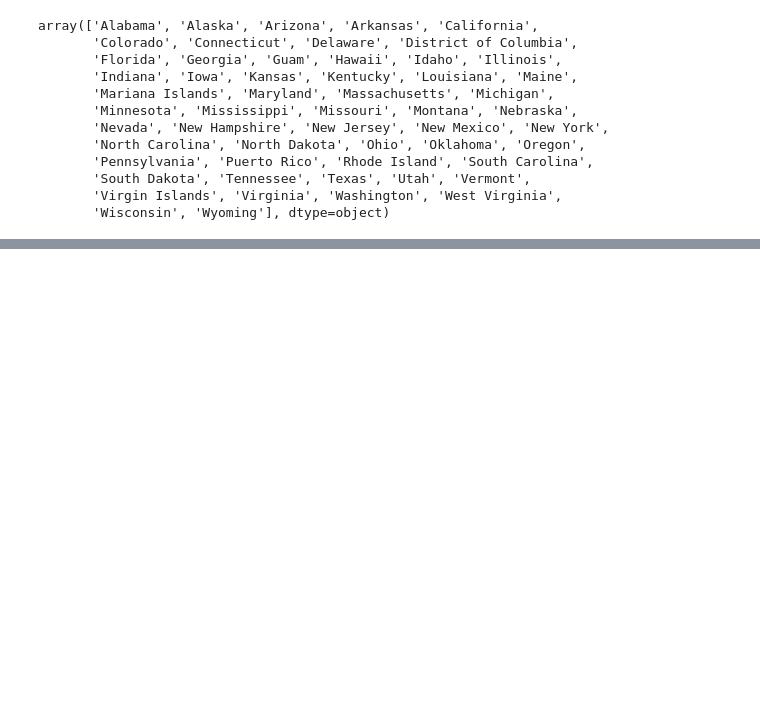
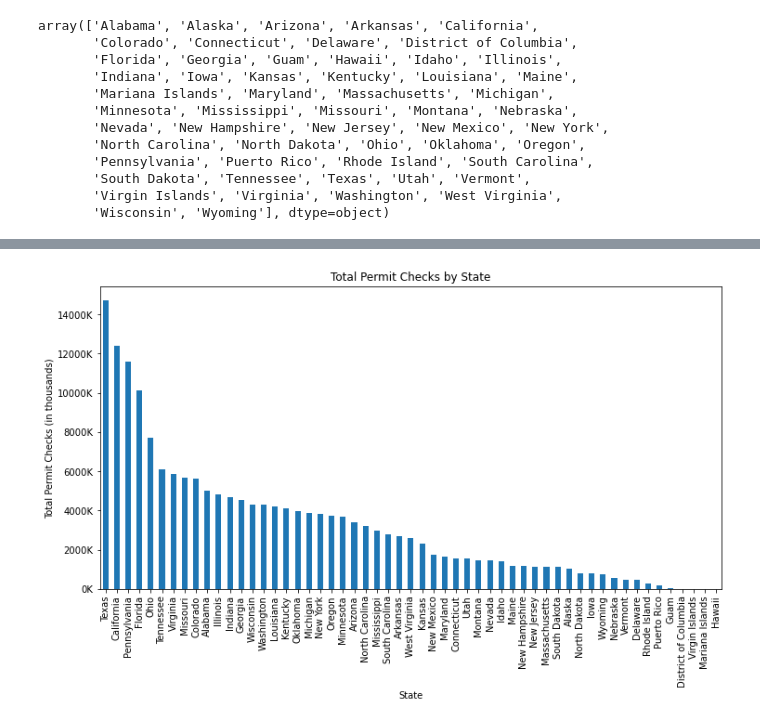
Before and after one commit to dezertdweller/fbi-gun-background-checks, a Jupyter notebook: initial-analysis.ipynb, the cells around one changed output, grey strips where cells are left out. Drawn from its saved outputs; the diff is of its cells as text; code cells hidden in the pictures; blank space fills up the shorter version.

Commit message:
Initial analysis of fbi data with visuals.

```diff
--- a/initial-analysis.ipynb
+++ b/initial-analysis.ipynb
@@ -75,0 +126,28 @@ array(['Alabama', 'Alaska', 'Arizona', 'Arkansas', 'California',
+# %%
+# Select the columns for the total counts
+columns_to_sum = ['handgun', 'long_gun', 'other', 'multiple', 'private_sale_handgun',
+                  'private_sale_long_gun', 'private_sale_other']
+
+# Sum the selected columns for each state
+state_totals = df.groupby('state')[columns_to_sum].sum()
+
+# Calculate the total permit checks by adding up the sums for the selected columns
+state_totals['total_permit_checks'] = state_totals.sum(axis=1)
+
+# Sort the states based on the total permit checks in descending order
+state_totals = state_totals.sort_values('total_permit_checks', ascending=False)
+
+# Create the bar graph
+plt.figure(figsize=(12, 6))
+ax = state_totals['total_permit_checks'].plot(kind='bar')
+
+# Format y-axis labels in thousands
+ax.yaxis.set_major_formatter(ticker.FuncFormatter(lambda x, pos: '{:.0f}K'.format(x * 1e-3)))
+
+plt.xlabel('State')
+plt.ylabel('Total Permit Checks (in thousands)')
+plt.title('Total Permit Checks by State')
+plt.xticks(rotation=90)
+plt.show()
+# %% [output]
+[figure, added]
```
Also changed, not shown: parts of 7 cells of this notebook.
